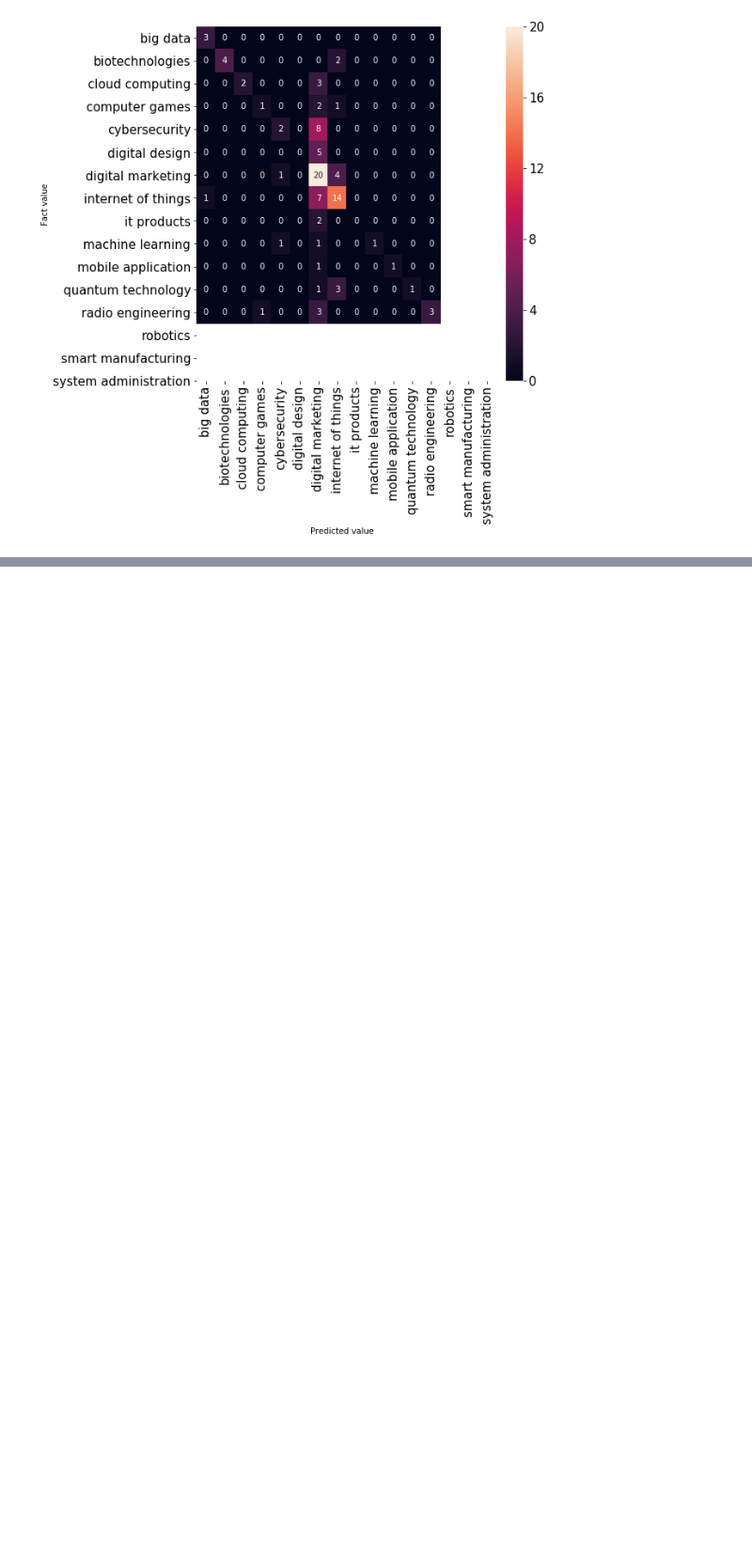
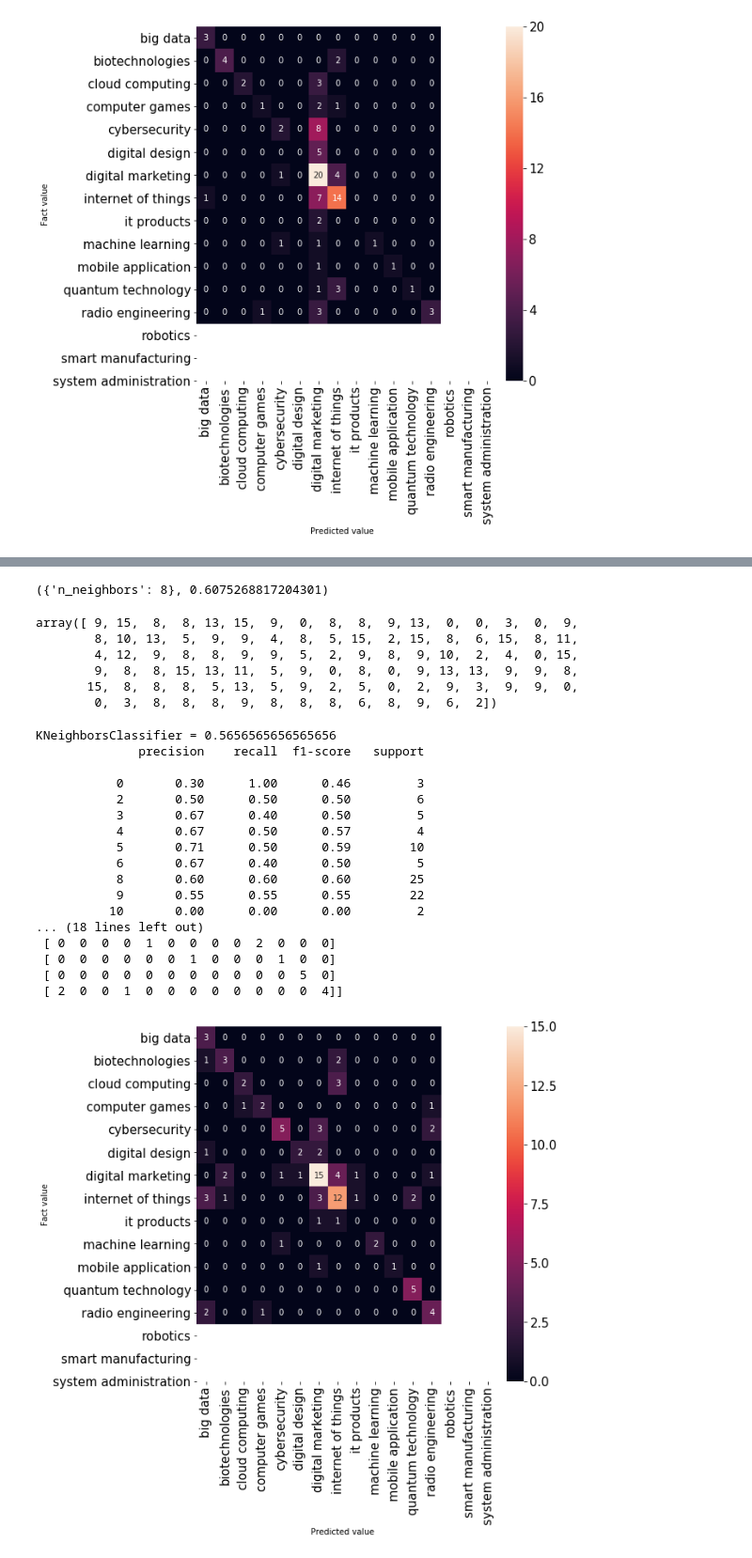
Before and after one commit to fish34/DA_data, a Jupyter notebook: Analyze.ipynb, the cells around one changed output, grey strips where cells are left out. Shown: that part at 94% size. Drawn from its saved outputs; the diff is of its cells as text; code cells hidden in the pictures; blank space fills up the shorter version.

```diff
--- a/Analyze.ipynb
+++ b/Analyze.ipynb
@@ -212,0 +235,40 @@ The 'normed' kwarg was deprecated in Matplotlib 2.1 and will be removed in 3.1.
+# %%
+# Лучшие параметры
+model_knn.model.best_params_, model_knn.model.best_score_
+# %% [output]
+({'n_neighbors': 8}, 0.6075268817204301)
+# %%
+# Выполним тренировку классификатора с лучшим параметром
+clf_knn = KNeighborsClassifier(n_neighbors=8)
+model_knn=Classifier(X,y,model=clf_knn)
+y_knn = model_knn.model.predict(model.X_test)
+y_knn
+# %% [output]
+array([ 9, 15,  8,  8, 13, 15,  9,  0,  8,  8,  9, 13,  0,  0,  3,  0,  9,
+        8, 10, 13,  5,  9,  9,  4,  8,  5, 15,  2, 15,  8,  6, 15,  8, 11,
+        4, 12,  9,  8,  8,  9,  9,  5,  2,  9,  8,  9, 10,  2,  4,  0, 15,
+        9,  8,  8, 15, 13, 11,  5,  9,  0,  8,  0,  9, 13, 13,  9,  9,  8,
+       15,  8,  8,  8,  5, 13,  5,  9,  2,  5,  0,  2,  9,  3,  9,  9,  0,
+        0,  3,  8,  8,  8,  9,  8,  8,  8,  6,  8,  9,  6,  2])
+# %%
+# Посмотрим на метрики качества
+model_knn.getReport()
+# %% [output]
+KNeighborsClassifier = 0.5656565656565656
+              precision    recall  f1-score   support
+
+           0       0.30      1.00      0.46         3
+           2       0.50      0.50      0.50         6
+           3       0.67      0.40      0.50         5
+           4       0.67      0.50      0.57         4
+           5       0.71      0.50      0.59        10
+           6       0.67      0.40      0.50         5
+           8       0.60      0.60      0.60        25
+           9       0.55      0.55      0.55        22
+          10       0.00      0.00      0.00         2
+... (18 lines left out)
+ [ 0  0  0  0  1  0  0  0  0  2  0  0  0]
+ [ 0  0  0  0  0  0  1  0  0  0  1  0  0]
+ [ 0  0  0  0  0  0  0  0  0  0  0  5  0]
+ [ 2  0  0  1  0  0  0  0  0  0  0  0  4]]
+[figure, added]
```
Also changed, not shown: parts of 20 cells of this notebook.
